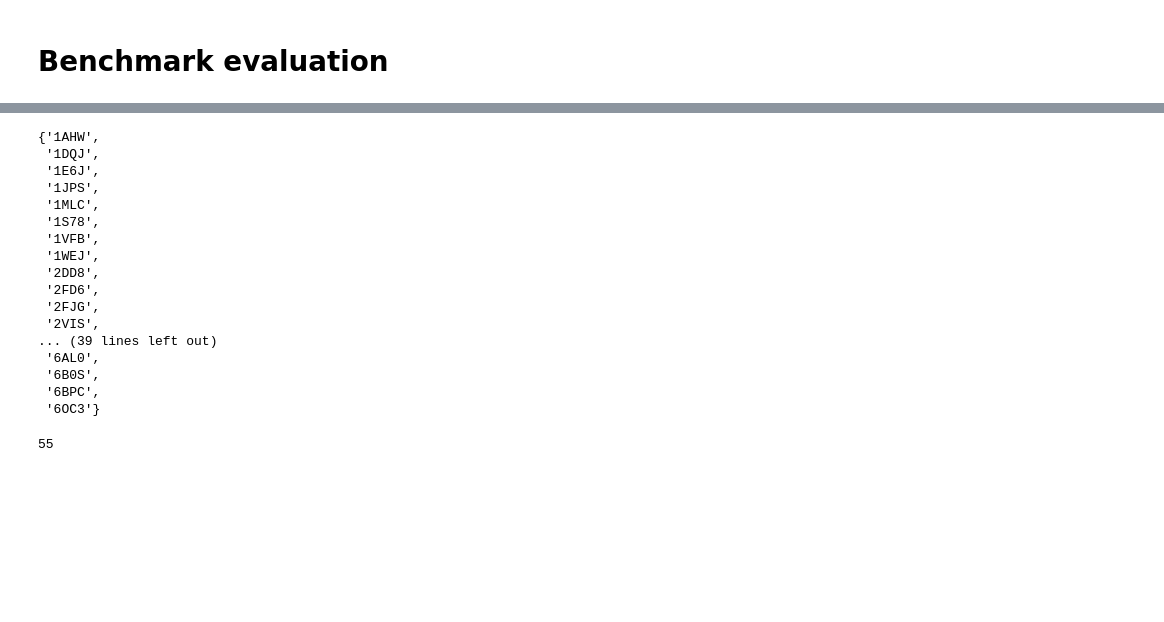
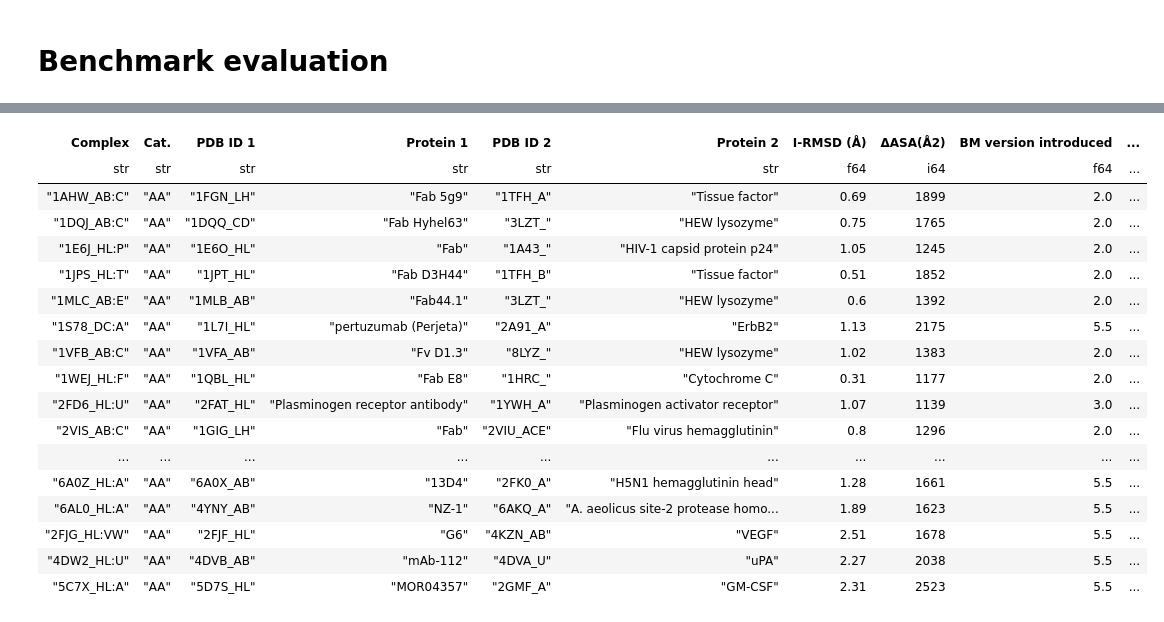
Before and after one commit to antonkulaga/antibody-mm, a Jupyter notebook: notebooks/metrics.ipynb, the cells around one changed output, grey strips where cells are left out. Drawn from its saved outputs; the diff is of its cells as text; code cells hidden in the pictures; blank space fills up the shorter version.

```diff
--- a/notebooks/metrics.ipynb
+++ b/notebooks/metrics.ipynb
@@ -118,27 +106,53 @@ antibodies
-# %%
-complexes = set(seq(df.select("Complex").rows()).map(lambda v: v[0]).map(lambda s: s).map(lambda s: s[0:s.index("_")]))
-complexes
-# %% [output]
-{'1AHW',
- '1DQJ',
- '1E6J',
- '1JPS',
- '1MLC',
- '1S78',
- '1VFB',
- '1WEJ',
- '2DD8',
- '2FD6',
- '2FJG',
- '2VIS',
-... (39 lines left out)
- '6AL0',
- '6B0S',
- '6BPC',
- '6OC3'}
-# %%
-bound_receptors = files(structures_path).filter(lambda v:  "b" in v.stem and  "r" in v.stem and v.stem[0:v.stem.index("_")] in complexes)
-bound_ligands = files(structures_path).filter(lambda v:  "b" in v.stem and  "l" in v.stem and v.stem[0:v.stem.index("_")] in complexes)
-len(bound_receptors.to_list())
-# %% [output]
-55
+# %%
+def path_from_complex(s: str, antibody: bool = True, bound: bool = True) -> Path:
+    return structures_path / (s[0:s.index("_")] + f"_{'r' if antibody else 'l'}" f"_{'b' if bound else 'u'}" + ".pdb")
+
+def antibody_bound(row) -> str:
+    return str(path_from_complex(row[0], True, True))
+
+def antibody_unbound(row) -> str:
+    return str(path_from_complex(row[0], True, False))
+
+def antigen_bound(row) -> str:
+    return str(path_from_complex(row[0], False, True))
+
+def antigen_unbound(row) -> str:
+    return str(path_from_complex(row[0], False, False))
+# %%
+def with_column(df: pl.DataFrame, name: str, fun: Callable) -> pl.DataFrame:
+    series: pl.Series = df.apply(fun)["apply"]
+    return df.with_column(series.rename(name))
+
+def with_complex_column(df: pl.DataFrame, name: str, fun: Callable) -> pl.DataFrame:
+    return with_column(df, name, lambda row: fun(row[0]))
+# %%
+def with_antigens(df: pl.DataFrame) -> pl.DataFrame:
+    bound = with_column(df, "antigen_bound", antigen_bound)
+    return with_column(bound, "antigen_unbound", antigen_unbound)
+
+def with_antibodies(df: pl.DataFrame) -> pl.DataFrame:
+    with_chains = with_complex_column(df,  "chains",  lambda s: s[s.index("_")+1:s.index(":")])
+    with_bound = with_column(with_chains, "antibody_bound", antibody_bound)
+    return with_column(with_bound, "antibody_unbound", antibody_unbound)
+# %%
+antibodies = with_antigens(with_antibodies( df.filter(pl.col("Cat.").str.contains("AA"))))
+antibodies
+# %% [output]
+| Complex | Cat. | PDB ID 1 | Protein 1 | PDB ID 2 | Protein 2 | I-RMSD (Å) | ΔASA(Å2) | BM version introduced | ... |
+| str | str | str | str | str | str | f64 | i64 | f64 | ... |
+| "1AHW_AB:C" | "AA" | "1FGN_LH" | "Fab 5g9" | "1TFH_A" | "Tissue factor" | 0.69 | 1899 | 2.0 | ... |
+| "1DQJ_AB:C" | "AA" | "1DQQ_CD" | "Fab Hyhel63" | "3LZT_" | "HEW lysozyme" | 0.75 | 1765 | 2.0 | ... |
+| "1E6J_HL:P" | "AA" | "1E6O_HL" | "Fab" | "1A43_" | "HIV-1 capsid protein p24" | 1.05 | 1245 | 2.0 | ... |
+| "1JPS_HL:T" | "AA" | "1JPT_HL" | "Fab D3H44" | "1TFH_B" | "Tissue factor" | 0.51 | 1852 | 2.0 | ... |
+| "1MLC_AB:E" | "AA" | "1MLB_AB" | "Fab44.1" | "3LZT_" | "HEW lysozyme" | 0.6 | 1392 | 2.0 | ... |
+| "1S78_DC:A" | "AA" | "1L7I_HL" | "pertuzumab (Perjeta)" | "2A91_A" | "ErbB2" | 1.13 | 2175 | 5.5 | ... |
+| "1VFB_AB:C" | "AA" | "1VFA_AB" | "Fv D1.3" | "8LYZ_" | "HEW lysozyme" | 1.02 | 1383 | 2.0 | ... |
+| "1WEJ_HL:F" | "AA" | "1QBL_HL" | "Fab E8" | "1HRC_" | "Cytochrome C" | 0.31 | 1177 | 2.0 | ... |
+| "2FD6_HL:U" | "AA" | "2FAT_HL" | "Plasminogen receptor antibody" | "1YWH_A" | "Plasminogen activator receptor" | 1.07 | 1139 | 3.0 | ... |
+| "2VIS_AB:C" | "AA" | "1GIG_LH" | "Fab" | "2VIU_ACE" | "Flu virus hemagglutinin" | 0.8 | 1296 | 2.0 | ... |
+| ... | ... | ... | ... | ... | ... | ... | ... | ... | ... |
+| "6A0Z_HL:A" | "AA" | "6A0X_AB" | "13D4" | "2FK0_A" | "H5N1 hemagglutinin head" | 1.28 | 1661 | 5.5 | ... |
+| "6AL0_HL:A" | "AA" | "4YNY_AB" | "NZ-1" | "6AKQ_A" | "A. aeolicus site-2 protease homo... | 1.89 | 1623 | 5.5 | ... |
+| "2FJG_HL:VW" | "AA" | "2FJF_HL" | "G6" | "4KZN_AB" | "VEGF" | 2.51 | 1678 | 5.5 | ... |
+| "4DW2_HL:U" | "AA" | "4DVB_AB" | "mAb-112" | "4DVA_U" | "uPA" | 2.27 | 2038 | 5.5 | ... |
+| "5C7X_HL:A" | "AA" | "5D7S_HL" | "MOR04357" | "2GMF_A" | "GM-CSF" | 2.31 | 2523 | 5.5 | ... |
```
Also changed, not shown: parts of 14 cells of this notebook, 5 other files.
